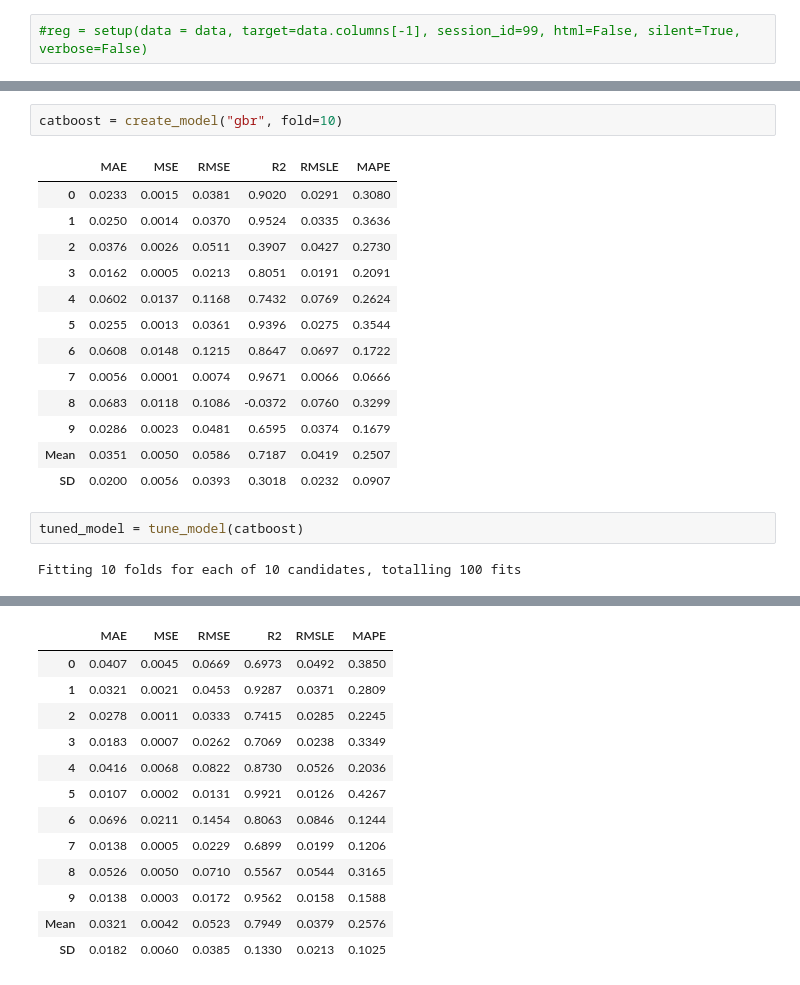
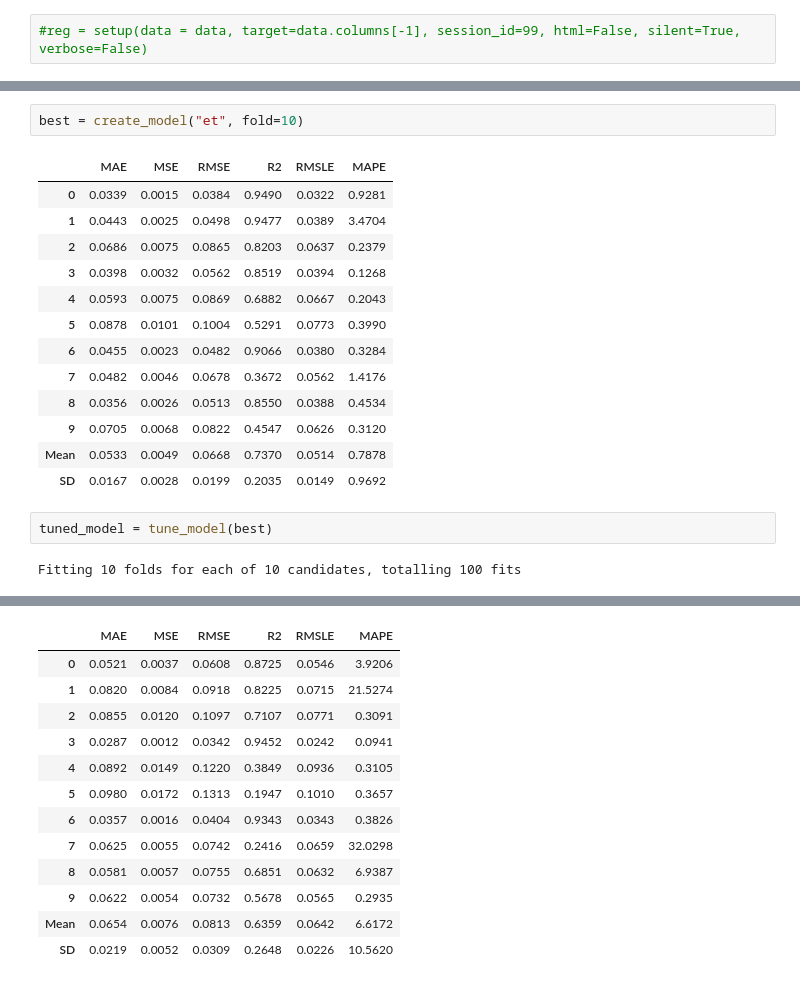
Before and after one commit to kdemertzis/Earthquakes, a Jupyter notebook: regression.ipynb, the cells around one changed output, grey strips where cells are left out. Cells and saved outputs as stored; diff of their text form.

```diff
--- a/regression.ipynb
+++ b/regression.ipynb
@@ -140,22 +167,22 @@ compare_models()
 ... (7 outputs left out)
 # %%
-catboost = create_model("gbr", fold=10)
+best = create_model("et", fold=10)
 # %% [output]
 |  | MAE | MSE | RMSE | R2 | RMSLE | MAPE |
-| 0 | 0.0233 | 0.0015 | 0.0381 | 0.9020 | 0.0291 | 0.3080 |
-| 1 | 0.0250 | 0.0014 | 0.0370 | 0.9524 | 0.0335 | 0.3636 |
-| 2 | 0.0376 | 0.0026 | 0.0511 | 0.3907 | 0.0427 | 0.2730 |
-| 3 | 0.0162 | 0.0005 | 0.0213 | 0.8051 | 0.0191 | 0.2091 |
-| 4 | 0.0602 | 0.0137 | 0.1168 | 0.7432 | 0.0769 | 0.2624 |
-| 5 | 0.0255 | 0.0013 | 0.0361 | 0.9396 | 0.0275 | 0.3544 |
-| 6 | 0.0608 | 0.0148 | 0.1215 | 0.8647 | 0.0697 | 0.1722 |
-| 7 | 0.0056 | 0.0001 | 0.0074 | 0.9671 | 0.0066 | 0.0666 |
-| 8 | 0.0683 | 0.0118 | 0.1086 | -0.0372 | 0.0760 | 0.3299 |
-| 9 | 0.0286 | 0.0023 | 0.0481 | 0.6595 | 0.0374 | 0.1679 |
-| Mean | 0.0351 | 0.0050 | 0.0586 | 0.7187 | 0.0419 | 0.2507 |
-| SD | 0.0200 | 0.0056 | 0.0393 | 0.3018 | 0.0232 | 0.0907 |
+| 0 | 0.0339 | 0.0015 | 0.0384 | 0.9490 | 0.0322 | 0.9281 |
+| 1 | 0.0443 | 0.0025 | 0.0498 | 0.9477 | 0.0389 | 3.4704 |
+| 2 | 0.0686 | 0.0075 | 0.0865 | 0.8203 | 0.0637 | 0.2379 |
+| 3 | 0.0398 | 0.0032 | 0.0562 | 0.8519 | 0.0394 | 0.1268 |
+| 4 | 0.0593 | 0.0075 | 0.0869 | 0.6882 | 0.0667 | 0.2043 |
+| 5 | 0.0878 | 0.0101 | 0.1004 | 0.5291 | 0.0773 | 0.3990 |
+| 6 | 0.0455 | 0.0023 | 0.0482 | 0.9066 | 0.0380 | 0.3284 |
+| 7 | 0.0482 | 0.0046 | 0.0678 | 0.3672 | 0.0562 | 1.4176 |
+| 8 | 0.0356 | 0.0026 | 0.0513 | 0.8550 | 0.0388 | 0.4534 |
+| 9 | 0.0705 | 0.0068 | 0.0822 | 0.4547 | 0.0626 | 0.3120 |
+| Mean | 0.0533 | 0.0049 | 0.0668 | 0.7370 | 0.0514 | 0.7878 |
+| SD | 0.0167 | 0.0028 | 0.0199 | 0.2035 | 0.0149 | 0.9692 |
 # %%
-tuned_model = tune_model(catboost)
+tuned_model = tune_model(best)
 # %% [output]
 Fitting 10 folds for each of 10 candidates, totalling 100 fits
 [Parallel(n_jobs=-1)]: Using backend LokyBackend with 2 concurrent workers.
@@ -164,13 +191,13 @@ Fitting 10 folds for each of 10 candidates, totalling 100 fits
 |  | MAE | MSE | RMSE | R2 | RMSLE | MAPE |
-| 0 | 0.0407 | 0.0045 | 0.0669 | 0.6973 | 0.0492 | 0.3850 |
-| 1 | 0.0321 | 0.0021 | 0.0453 | 0.9287 | 0.0371 | 0.2809 |
-| 2 | 0.0278 | 0.0011 | 0.0333 | 0.7415 | 0.0285 | 0.2245 |
-| 3 | 0.0183 | 0.0007 | 0.0262 | 0.7069 | 0.0238 | 0.3349 |
-| 4 | 0.0416 | 0.0068 | 0.0822 | 0.8730 | 0.0526 | 0.2036 |
-| 5 | 0.0107 | 0.0002 | 0.0131 | 0.9921 | 0.0126 | 0.4267 |
-| 6 | 0.0696 | 0.0211 | 0.1454 | 0.8063 | 0.0846 | 0.1244 |
-| 7 | 0.0138 | 0.0005 | 0.0229 | 0.6899 | 0.0199 | 0.1206 |
-| 8 | 0.0526 | 0.0050 | 0.0710 | 0.5567 | 0.0544 | 0.3165 |
-| 9 | 0.0138 | 0.0003 | 0.0172 | 0.9562 | 0.0158 | 0.1588 |
-| Mean | 0.0321 | 0.0042 | 0.0523 | 0.7949 | 0.0379 | 0.2576 |
-| SD | 0.0182 | 0.0060 | 0.0385 | 0.1330 | 0.0213 | 0.1025 |
+| 0 | 0.0521 | 0.0037 | 0.0608 | 0.8725 | 0.0546 | 3.9206 |
+| 1 | 0.0820 | 0.0084 | 0.0918 | 0.8225 | 0.0715 | 21.5274 |
+| 2 | 0.0855 | 0.0120 | 0.1097 | 0.7107 | 0.0771 | 0.3091 |
+| 3 | 0.0287 | 0.0012 | 0.0342 | 0.9452 | 0.0242 | 0.0941 |
+| 4 | 0.0892 | 0.0149 | 0.1220 | 0.3849 | 0.0936 | 0.3105 |
+| 5 | 0.0980 | 0.0172 | 0.1313 | 0.1947 | 0.1010 | 0.3657 |
+| 6 | 0.0357 | 0.0016 | 0.0404 | 0.9343 | 0.0343 | 0.3826 |
+| 7 | 0.0625 | 0.0055 | 0.0742 | 0.2416 | 0.0659 | 32.0298 |
+| 8 | 0.0581 | 0.0057 | 0.0755 | 0.6851 | 0.0632 | 6.9387 |
+| 9 | 0.0622 | 0.0054 | 0.0732 | 0.5678 | 0.0565 | 0.2935 |
+| Mean | 0.0654 | 0.0076 | 0.0813 | 0.6359 | 0.0642 | 6.6172 |
+| SD | 0.0219 | 0.0052 | 0.0309 | 0.2648 | 0.0226 | 10.5620 |
```
Also changed, not shown: parts of 9 cells of this notebook.
